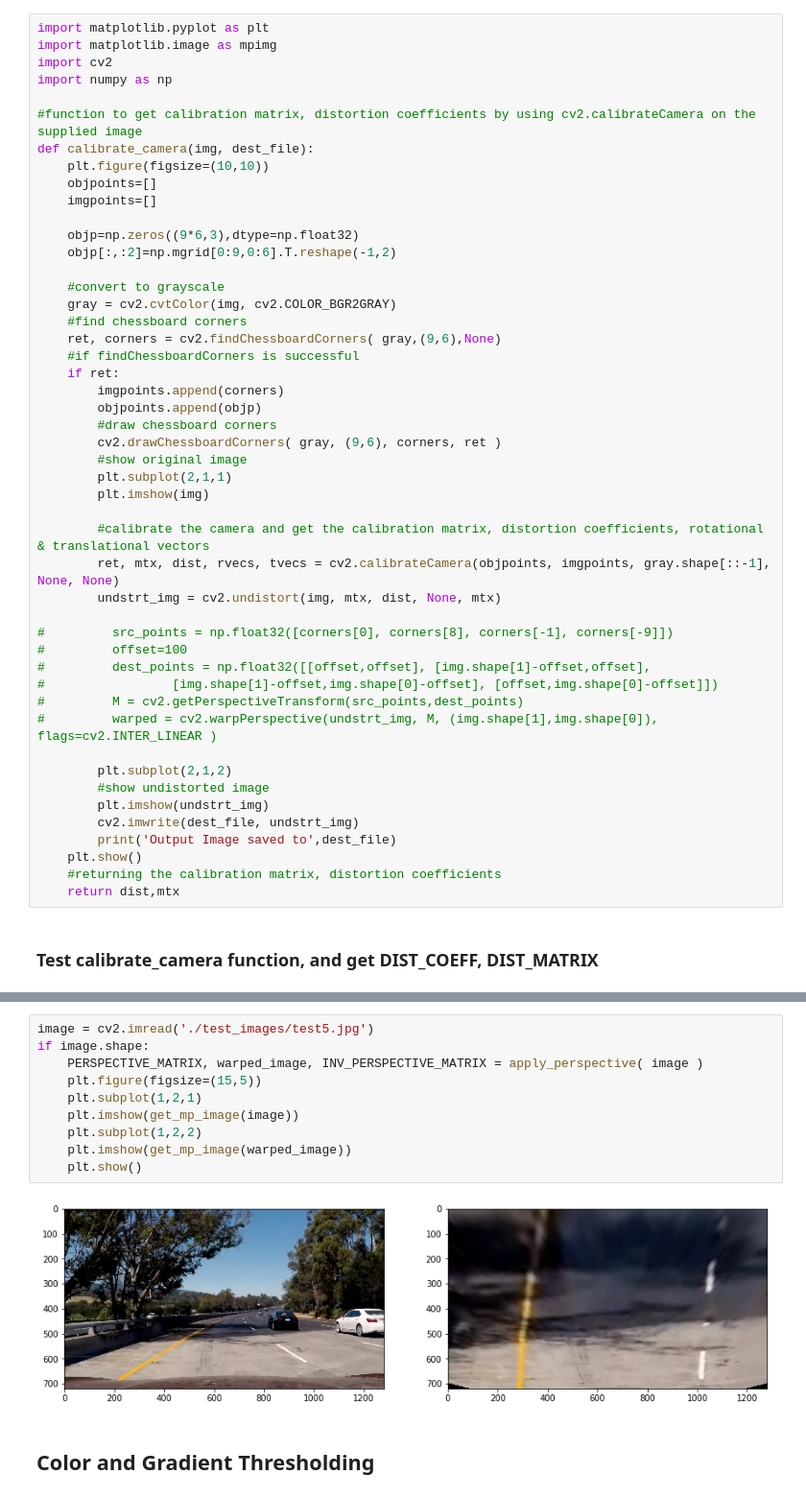
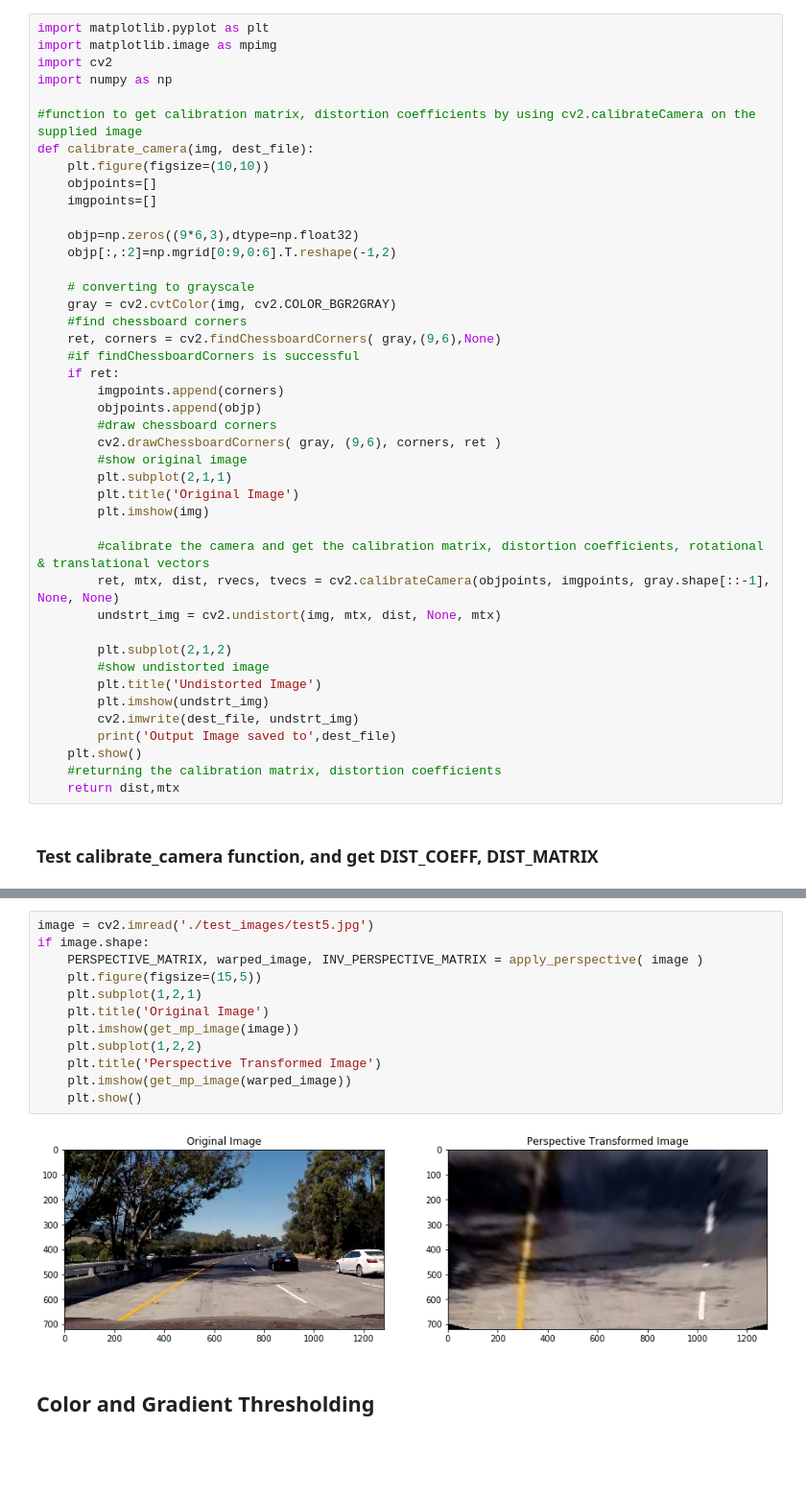
Before and after one commit to rekon/CarND-Finding_Lane_Lines_advanced, a Jupyter notebook: code1.ipynb, the cells around one changed output, grey strips where cells are left out. Shown at 96% size. Cells and saved outputs as stored; diff of their text form; blank space fills up the shorter version.

```diff
--- a/code1.ipynb
+++ b/code1.ipynb
@@ -42,7 +50,7 @@ def calibrate_camera(img, dest_file):
     objp=np.zeros((9*6,3),dtype=np.float32)
     objp[:,:2]=np.mgrid[0:9,0:6].T.reshape(-1,2)
 
-    #convert to grayscale
+    # converting to grayscale
     gray = cv2.cvtColor(img, cv2.COLOR_BGR2GRAY)
     #find chessboard corners
     ret, corners = cv2.findChessboardCorners( gray,(9,6),None)
@@ -54,21 +62,16 @@ def calibrate_camera(img, dest_file):
         cv2.drawChessboardCorners( gray, (9,6), corners, ret )
         #show original image
         plt.subplot(2,1,1)
+        plt.title('Original Image')
         plt.imshow(img)
 
         #calibrate the camera and get the calibration matrix, distortion coefficients, rotational & translational vectors
         ret, mtx, dist, rvecs, tvecs = cv2.calibrateCamera(objpoints, imgpoints, gray.shape[::-1], None, None)
         undstrt_img = cv2.undistort(img, mtx, dist, None, mtx)
 
-#         src_points = np.float32([corners[0], corners[8], corners[-1], corners[-9]])
-#         offset=100
-#         dest_points = np.float32([[offset,offset], [img.shape[1]-offset,offset],
-#                 [img.shape[1]-offset,img.shape[0]-offset], [offset,img.shape[0]-offset]])
-#         M = cv2.getPerspectiveTransform(src_points,dest_points)
-#         warped = cv2.warpPerspective(undstrt_img, M, (img.shape[1],img.shape[0]), flags=cv2.INTER_LINEAR )
-
         plt.subplot(2,1,2)
         #show undistorted image
+        plt.title('Undistorted Image')
         plt.imshow(undstrt_img)
         cv2.imwrite(dest_file, undstrt_img)
         print('Output Image saved to',dest_file)
@@ -110,14 +119,16 @@ def apply_perspective( img ):
 # %%
 image = cv2.imread('./test_images/test5.jpg')
 if image.shape:
     PERSPECTIVE_MATRIX, warped_image, INV_PERSPECTIVE_MATRIX = apply_perspective( image )
     plt.figure(figsize=(15,5))
     plt.subplot(1,2,1)
+    plt.title('Original Image')
     plt.imshow(get_mp_image(image))
     plt.subplot(1,2,2)
+    plt.title('Perspective Transformed Image')
     plt.imshow(get_mp_image(warped_image))
     plt.show()
 # %% [output]
-[figure, old version]
+[figure, new version]
 # %% [markdown]
 ## Color and Gradient Thresholding
```
Also changed, not shown: parts of 46 cells of this notebook.
